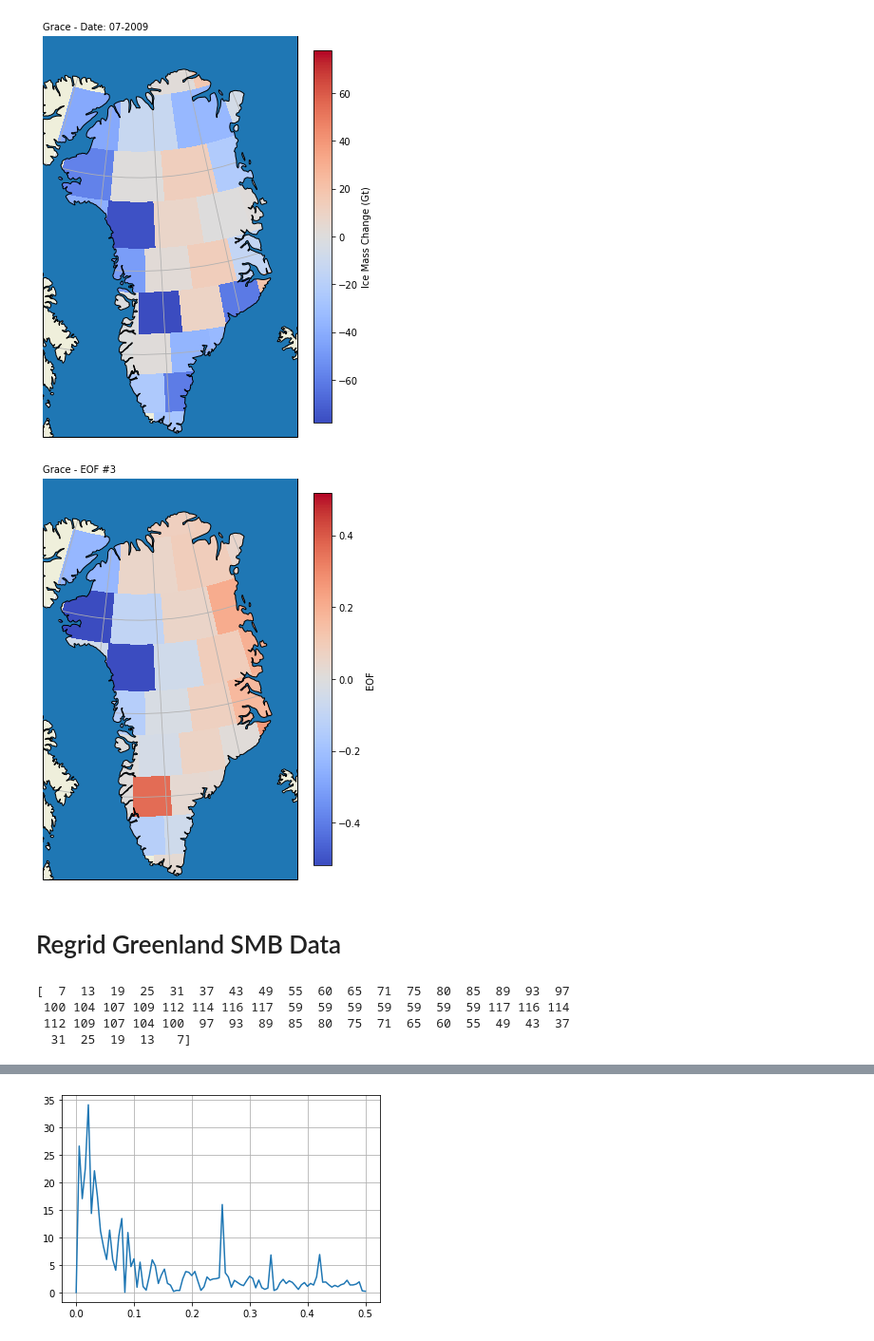
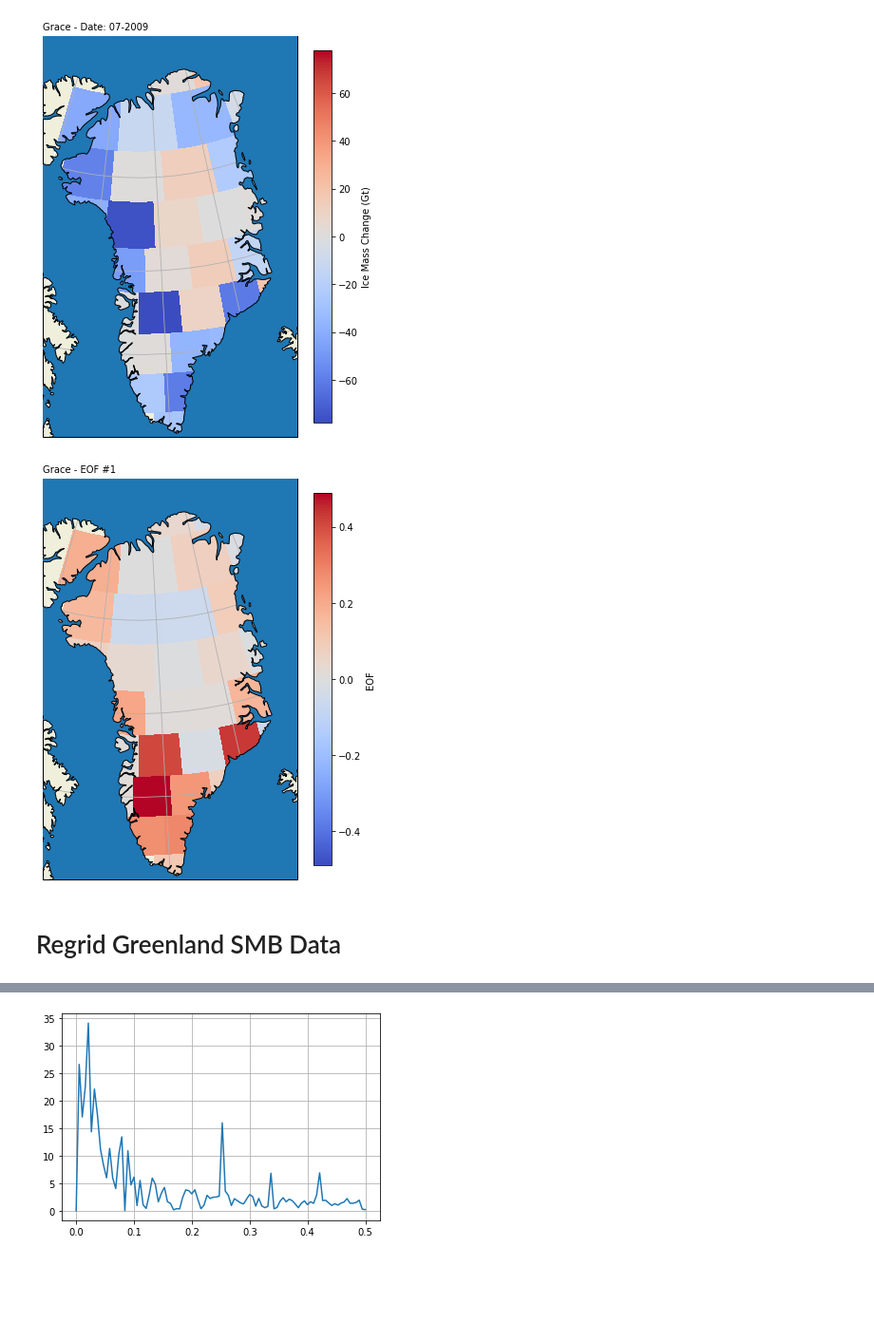
Before and after one commit to AdriaanGr/MAIO_project, a Jupyter notebook: MAIO_project2.ipynb, the cells around one changed output, grey strips where cells are left out. Shown at 95% size. Drawn from its saved outputs; the diff is of its cells as text; code cells hidden in the pictures; blank space fills up the shorter version.

```diff
--- a/MAIO_project2.ipynb
+++ b/MAIO_project2.ipynb
@@ -46,6 +47,10 @@ def detrend(data, t, trend):
 ddata = np.empty((N, M))
 for i in range(N):
     ddata[i] = detrend(data[i,:,1], data[i,:,0], trends[i])
+
+
+ddata_n = 2.0 * ddata.T + np.vstack((ddata.T[0], ddata.T[:-1])) + np.vstack((ddata.T[1:], ddata.T[-1]))
+ddata = ddata_n.T / 4.0
 # %%
 data_num = -1
 
@@ -341,25 +346,25 @@ plt.show()
 # %% [output]
 [figure]
 # %%
-eof_i = 3
+eof_i = 1
 XV, YV, eof_fit = rebin_data(evecs[:,eof_i-1], lat, lon)
 
 # Verbeterde Plot Routine
 proj = ccrs.LambertConformal(central_latitude=90, central_longitude=310)
 
 f, ax = plt.subplots(figsize=(6, 8), subplot_kw=dict(projection=proj))
 cb = ax.pcolor(XV, YV, eof_fit, cmap=plt.cm.coolwarm, vmin = -np.max(np.abs(eof_fit)), vmax = np.max(np.abs(eof_fit)), transform=ccrs.PlateCarree())
 ax.set_extent([-65, -25, 59, 85], ccrs.PlateCarree())
 ax.add_feature(cfeature.LAND)
 ax.add_feature(cfeature.NaturalEarthFeature('physical', 'ocean', '50m'), zorder=100, edgecolor='k')
 ax.gridlines()
 ax.text(0.125, 0.88, "Grace - EOF #%i" % eof_i, transform=f.transFigure)
 cax = f.colorbar(cb, ax=[ax], shrink=0.9)
 cax.set_label("EOF")
 f.savefig("./Pictures/EOF%i_total.png" % eof_i, dpi=300)
 plt.show()
 # %% [output]
-[figure, old version]
+[figure, new version]
 # %% [markdown]
 # Regrid Greenland SMB Data
 # %%
@@ -439,7 +444,6 @@ for i in range(FSMB.shape[1]):
     index = np.argwhere(FSMB[0,i,:].mask)
     false_i[i] = index[0][0] if index.shape[0] != 0 else false_i[i]
 
-print(false_i)
 mscn_SMB = np.zeros((31, T.size))
 for lat_i in range(1, 10):
     if lat_i == 1:
@@ -485,11 +489,6 @@ for lat_i in range(1, 10):
 
 mscn_SMB *= 1e-6 # From mm * km^2 to Gt
 #mscn_SMB *= 1e-1
-# %% [output]
-[  7  13  19  25  31  37  43  49  55  60  65  71  75  80  85  89  93  97
- 100 104 107 109 112 114 116 117  59  59  59  59  59  59  59 117 116 114
- 112 109 107 104 100  97  93  89  85  80  75  71  65  60  55  49  43  37
-  31  25  19  13   7]
 # %%
 cmscn_SMB = np.empty(mscn_SMB.shape)
 for i in range(mscn_SMB.shape[1]):
```
Also changed, not shown: parts of 19 cells of this notebook.
